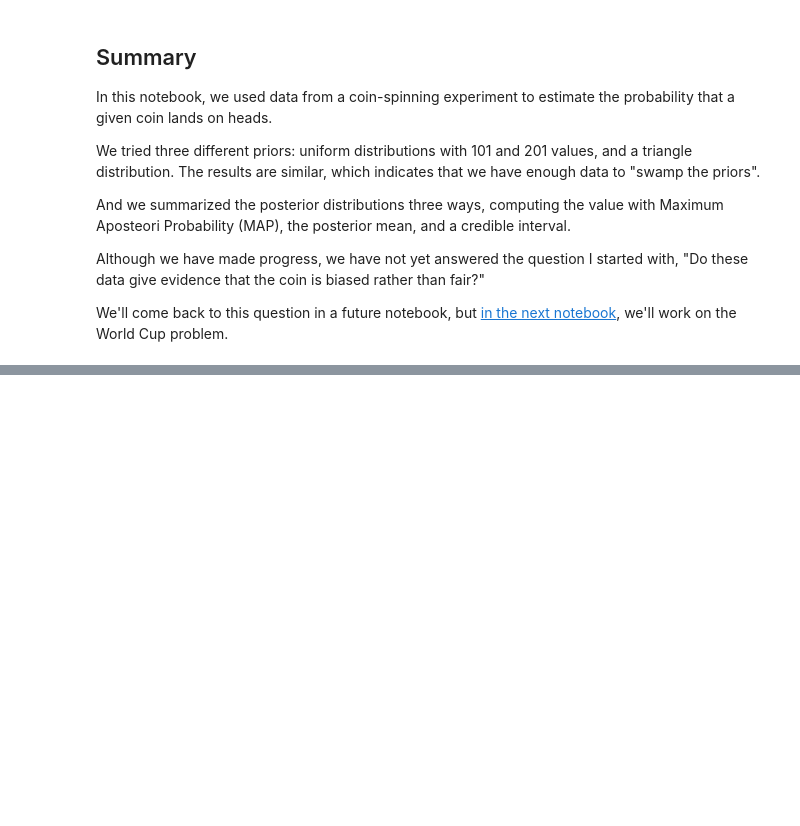
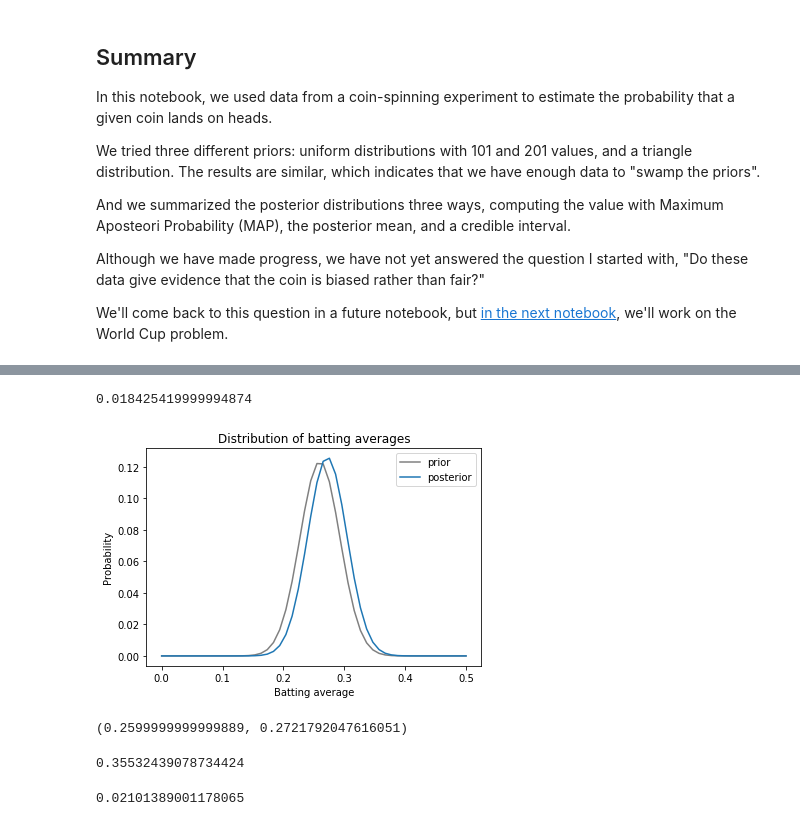
Before and after one commit to AllenDowney/BiteSizeBayes, a Jupyter notebook: 07_euro_soln.ipynb, the cells around one changed output, grey strips where cells are left out. Drawn from its saved outputs; the diff is of its cells as text; code cells hidden in the pictures; blank space fills up the shorter version.

```diff
--- a/07_euro_soln.ipynb
+++ b/07_euro_soln.ipynb
@@ -385,0 +443,42 @@ We'll come back to this question in a future notebook, but [in the next notebook
+# %%
+# Solution
+
+posterior = prior * likelihood
+total = posterior.sum()
+total
+# %% [output]
+0.018425419999994874
+# %%
+# Solution
+
+posterior /= total
+# %%
+# Solution
+
+prior.plot(color='gray', label='prior')
+posterior.plot(label='posterior')
+
+plt.xlabel('Batting average')
+plt.ylabel('Probability')
+plt.title('Distribution of batting averages')
+plt.legend();
+# %% [output]
+[figure, added]
+# %%
+# Solution
+
+pmf_mean(prior), pmf_mean(posterior)
+# %% [output]
+(0.2599999999999889, 0.2721792047616051)
+# %%
+# Solution
+
+np.sum(posterior[xs < mean])
+# %% [output]
+0.35532439078734424
+# %%
+# Solution
+
+np.sum(posterior * likelihood)
+# %% [output]
+0.02101389001178065
```
Also changed, not shown: parts of 6 cells of this notebook, 1 other file.
